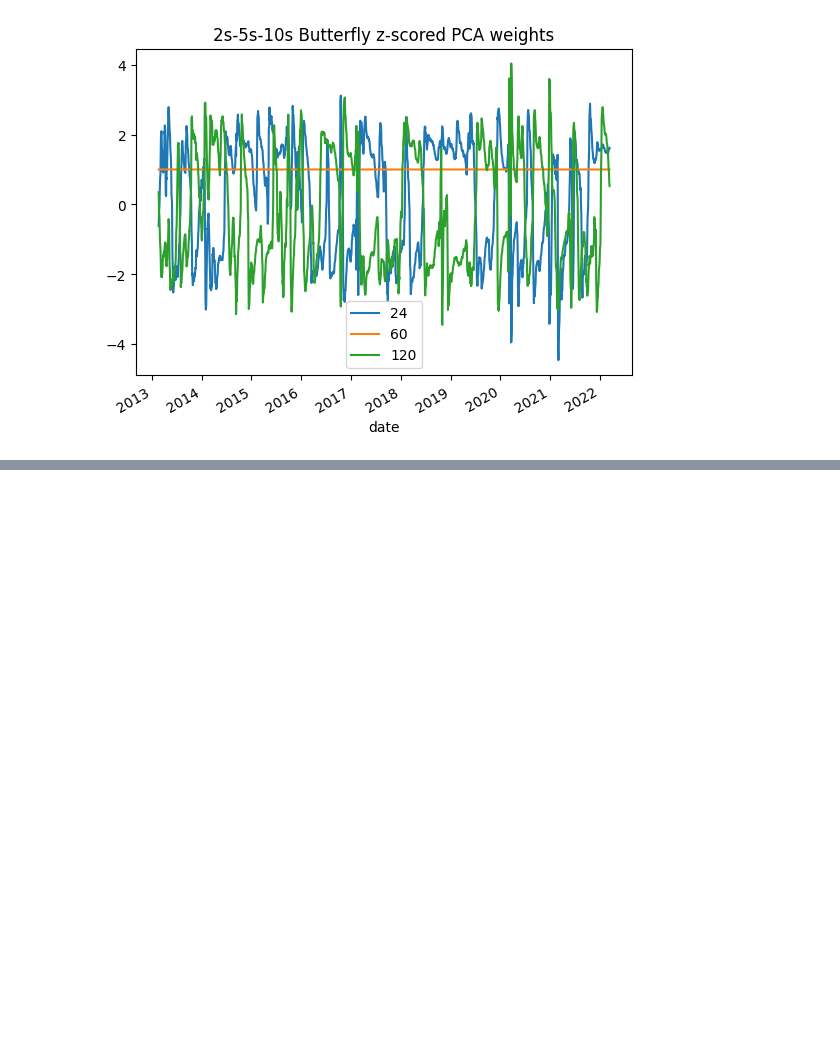
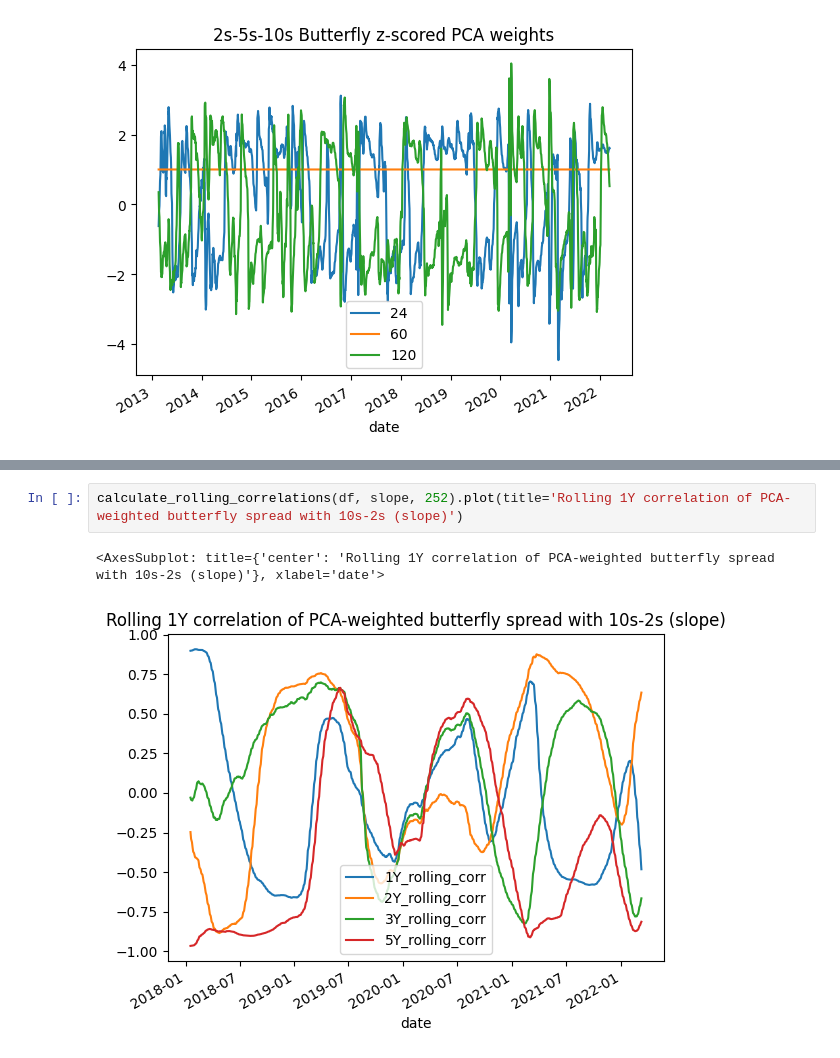
Before and after one commit to ryanczm/Principles-of-Principal-Components, a Jupyter notebook: principles_of_pca.ipynb, the cells around one changed output, grey strips where cells are left out. Saved outputs shown, nothing was run; the diff lists cells and outputs as text; blank space fills up the shorter version.

```diff
--- a/principles_of_pca.ipynb
+++ b/principles_of_pca.ipynb
@@ -308,0 +346,5 @@ z_w.plot(title='2s-5s-10s Butterfly z-scored PCA weights')
+# %%
+calculate_rolling_correlations(df, slope, 252).plot(title='Rolling 1Y correlation of PCA-weighted butterfly spread with 10s-2s (slope)')
+# %% [output]
+<AxesSubplot: title={'center': 'Rolling 1Y correlation of PCA-weighted butterfly spread with 10s-2s (slope)'}, xlabel='date'>
+[figure, added]
```
Also changed, not shown: parts of 4 cells of this notebook, 2 other files.
